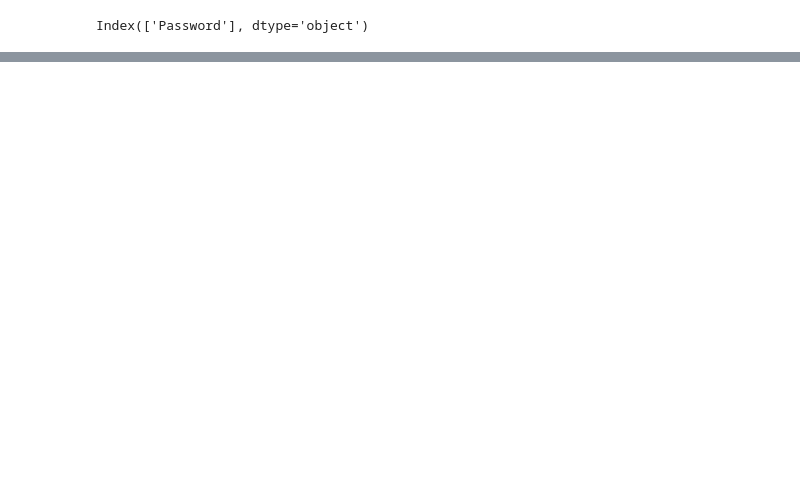
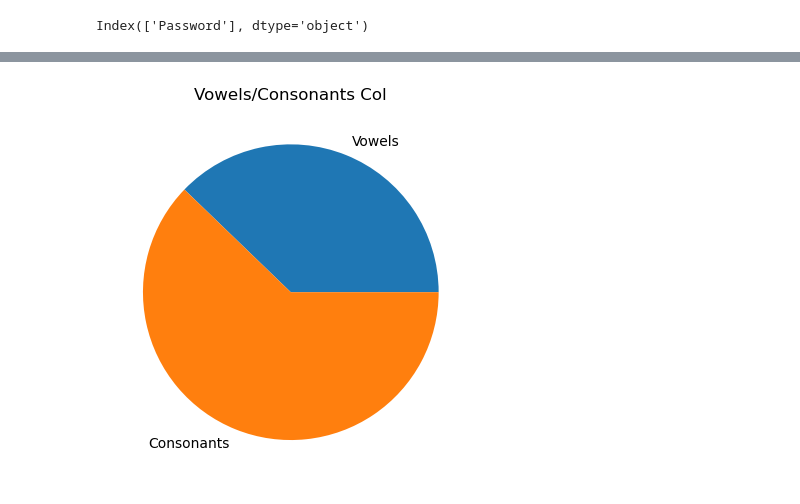
Before and after one commit to Nukutyn/PyProj, a Jupyter notebook: HW/DSISHW.ipynb, the cells around one changed output, grey strips where cells are left out. Drawn from its saved outputs; the diff is of its cells as text; code cells hidden in the pictures; blank space fills up the shorter version.

```diff
--- a/HW/DSISHW.ipynb
+++ b/HW/DSISHW.ipynb
@@ -50,0 +64,9 @@ arr=[0,0,0,0,0,0,0,0,0,0]
+# %%
+t=0
+for k in arr.Password:
+    if isinstance(k, Iterable):# для выведения ОЧЕНЬ длинных паролей и проверка на мусор
+        if len(k)>50:
+            print(t, k)
+    t+=1
+# %%
+ArrForCheck = arr.values[:]
@@ -50,0 +126,16 @@ arr=[0,0,0,0,0,0,0,0,0,0]
+# %%
+AlfName = []
+AlfVal = []
+
+for k in ArrForCheck:
+    for i in k:
+        if isinstance(i, Iterable):
+            for j in i:
+                if isinstance(j, str) and j.isalpha():
+                    if j in AlfName:
+                        AlfVal[AlfName.index(j)] += 1
+                    else:
+                        AlfName.append(j)
+                        AlfVal.append(0)
+                        AlfVal[AlfName.index(j)] += 1
+print(AlfName, AlfVal)
@@ -50,0 +144,10 @@ arr=[0,0,0,0,0,0,0,0,0,0]
+# %%
+VowelsVal = 0
+ConsonantsVal = 0
+
+for i in AlfName:
+    if len(ascii(i))==3 and i.lower() in "aioeu":
+        VowelsVal += AlfVal[AlfName.index(i)]
+    elif len(ascii(i))==3 and not i.lower() in "aioeu":
+        ConsonantsVal+=AlfVal[AlfName.index(i)]
+print(VowelsVal,ConsonantsVal)
@@ -50,0 +195,8 @@ arr=[0,0,0,0,0,0,0,0,0,0]
+# %%
+Name = ["Vowels","Consonants"]
+Val = [VowelsVal,ConsonantsVal]
+plt.title("Vowels/Consonants Col")
+plt.pie(Val,labels=Name)# диаграмма пирог через matplotlib также рандомная
+plt.show()
+# %% [output]
+[figure, added]
```
Also changed, not shown: parts of 14 cells of this notebook.
